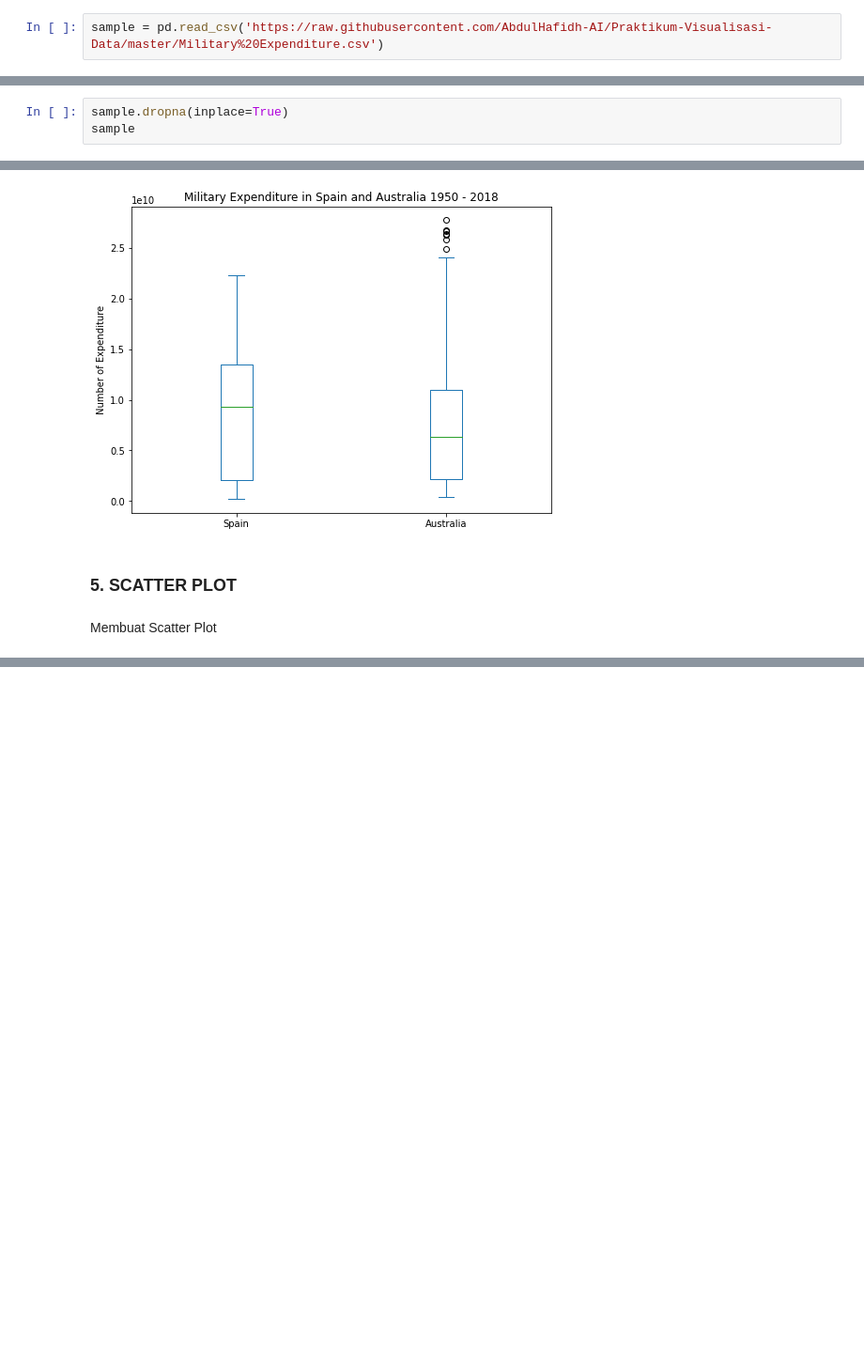
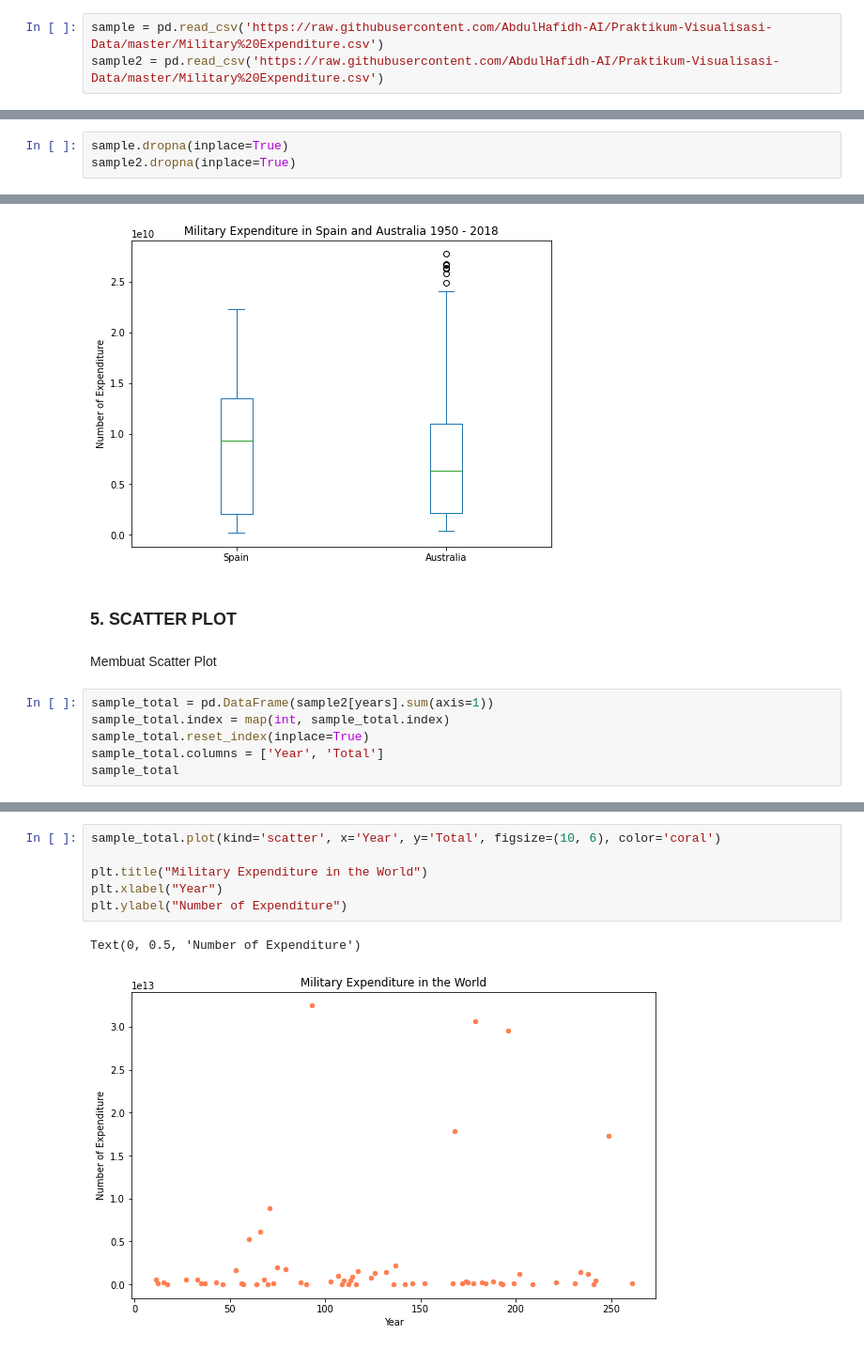
Before and after one commit to AbdulHafidh-AI/Praktikum-Visualisasi-Data, a Jupyter notebook: 2008107010056_AbdulHafidh_Tugas3.ipynb, the cells around one changed output, grey strips where cells are left out. Shown: that part at 94% size. Saved outputs shown, nothing was run; the diff lists cells and outputs as text; blank space fills up the shorter version.

```diff
--- a/2008107010056_AbdulHafidh_Tugas3.ipynb
+++ b/2008107010056_AbdulHafidh_Tugas3.ipynb
@@ -11,6 +11,7 @@ import matplotlib as mpl
 from matplotlib import pyplot as plt
 # %%
 sample = pd.read_csv('https://raw.githubusercontent.com/AbdulHafidh-AI/Praktikum-Visualisasi-Data/master/Military%20Expenditure.csv')
+sample2 = pd.read_csv('https://raw.githubusercontent.com/AbdulHafidh-AI/Praktikum-Visualisasi-Data/master/Military%20Expenditure.csv')
 # %% [markdown]
 ### 1. EXPLORATORY DATA ANALYSIS
 # %% [markdown]
@@ -136,4 +137,4 @@ years = list(map(str, range(1960,2019)))
 Menghapus missing values
 # %%
 sample.dropna(inplace=True)
-sample
+sample2.dropna(inplace=True)
@@ -285,3 +271,9 @@ plt.show()
 ### 5. SCATTER PLOT
 # %% [markdown]
 Membuat Scatter Plot
+# %%
+sample_total = pd.DataFrame(sample2[years].sum(axis=1))
+sample_total.index = map(int, sample_total.index)
+sample_total.reset_index(inplace=True)
+sample_total.columns = ['Year', 'Total']
+sample_total
@@ -287,0 +294,9 @@ Membuat Scatter Plot
+# %%
+sample_total.plot(kind='scatter', x='Year', y='Total', figsize=(10, 6), color='coral')
+
+plt.title("Military Expenditure in the World")
+plt.xlabel("Year")
+plt.ylabel("Number of Expenditure")
+# %% [output]
+Text(0, 0.5, 'Number of Expenditure')
+[figure, added]
```
Also changed, not shown: parts of 2 cells of this notebook.
